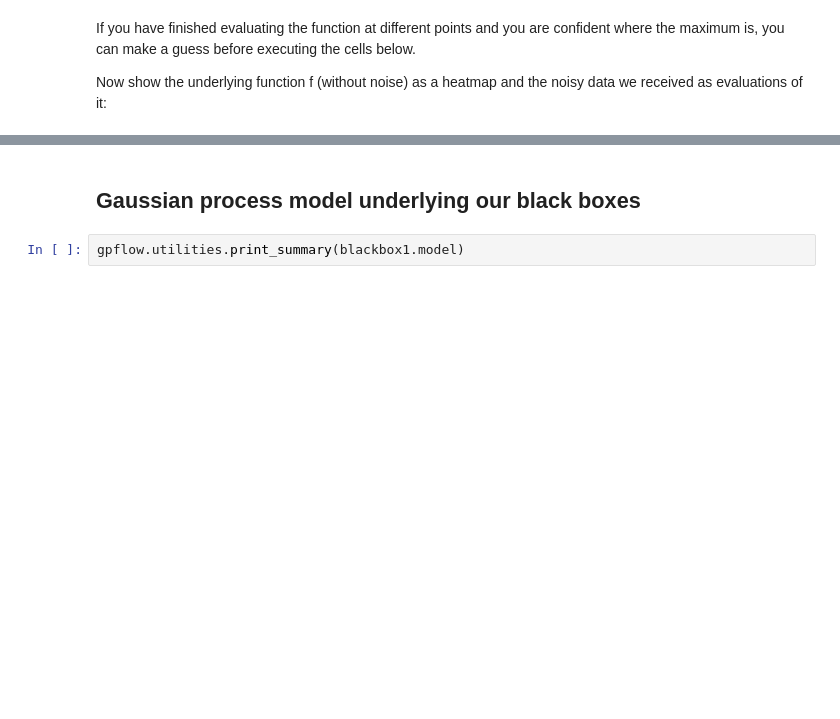
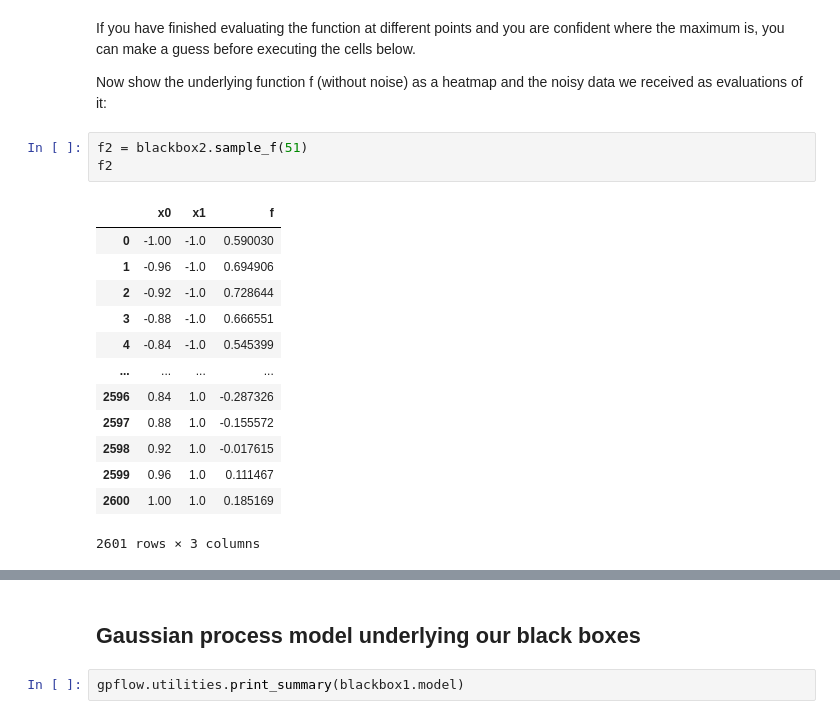
Before and after one commit to JohnReid/BayesOptJournalClub, a Jupyter notebook: Bayesian Optimisation Guessing Game.ipynb, the cells around one changed output, grey strips where cells are left out. Saved outputs shown, nothing was run; the diff lists cells and outputs as text; blank space fills up the shorter version.

```diff
--- a/Bayesian Optimisation Guessing Game.ipynb
+++ b/Bayesian Optimisation Guessing Game.ipynb
@@ -200,4 +261,21 @@ Evaluated black box at (-0.45, 0.49); result=0.42793430293644613
 If you have finished evaluating the function at different points and you are confident where the maximum is, you can make a guess before executing the cells below.
 
 Now show the underlying function f (without noise) as a heatmap and the noisy data we received as evaluations of it:
+# %%
+f2 = blackbox2.sample_f(51)
+f2
+# %% [output]
+|  | x0 | x1 | f |
+| 0 | -1.00 | -1.0 | 0.590030 |
+| 1 | -0.96 | -1.0 | 0.694906 |
+| 2 | -0.92 | -1.0 | 0.728644 |
+| 3 | -0.88 | -1.0 | 0.666551 |
+| 4 | -0.84 | -1.0 | 0.545399 |
+| ... | ... | ... | ... |
+| 2596 | 0.84 | 1.0 | -0.287326 |
+| 2597 | 0.88 | 1.0 | -0.155572 |
+| 2598 | 0.92 | 1.0 | -0.017615 |
+| 2599 | 0.96 | 1.0 | 0.111467 |
+| 2600 | 1.00 | 1.0 | 0.185169 |
+2601 rows × 3 columns
 # %%
```
Also changed, not shown: parts of 32 cells of this notebook, 2 other files.
